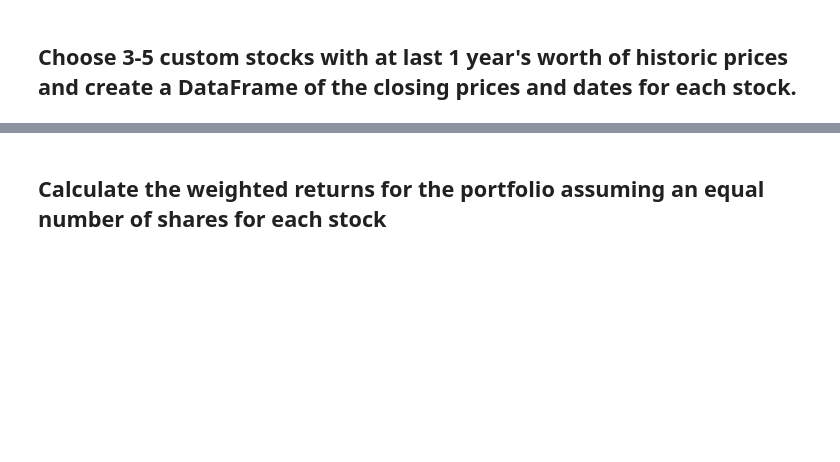
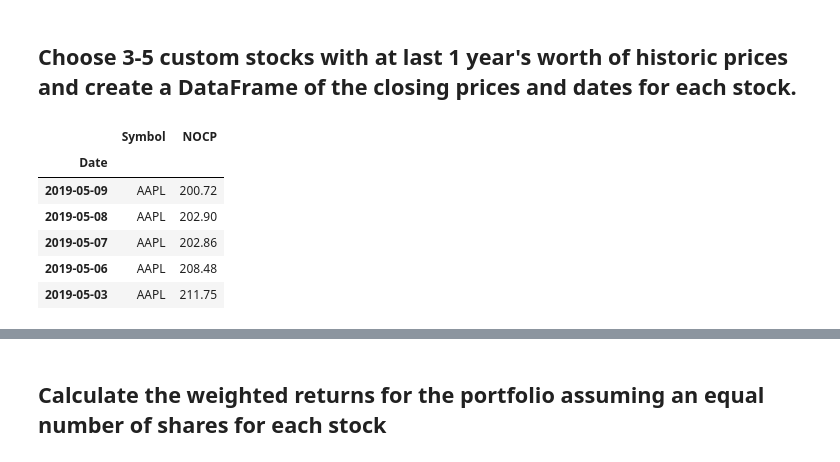
Before and after one commit to jgb161/Pandas-Financial-Analysis, a Jupyter notebook: whale_analysis.ipynb, the cells around one changed output, grey strips where cells are left out. Cells and saved outputs as stored; diff of their text form; code cells hidden in the pictures; blank space fills up the shorter version.

```diff
--- a/whale_analysis.ipynb
+++ b/whale_analysis.ipynb
@@ -378,0 +373,14 @@ In this section, you will build your own portfolio of stocks, calculate the retu
+# %%
+# Reading data from 1st stock
+aapl_historical_csv = Path("Resources/aapl_historical.csv")
+aapl_df = pd.read_csv(aapl_historical_csv, index_col ="Trade DATE", parse_dates = True, infer_datetime_format = True)
+aapl_df.index.names=["Date"]
+aapl_df.head()
+# %% [output]
+|  | Symbol | NOCP |
+| Date |  |  |
+| 2019-05-09 | AAPL | 200.72 |
+| 2019-05-08 | AAPL | 202.90 |
+| 2019-05-07 | AAPL | 202.86 |
+| 2019-05-06 | AAPL | 208.48 |
+| 2019-05-03 | AAPL | 211.75 |
```
Also changed, not shown: parts of 14 cells of this notebook.
